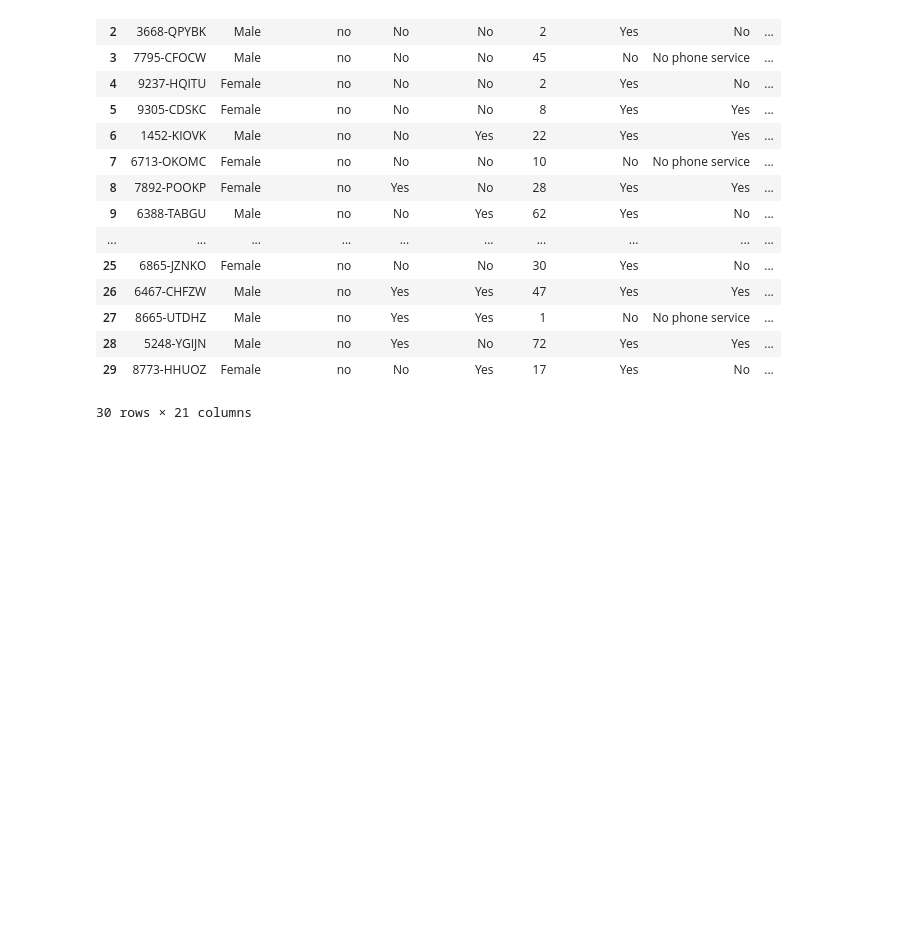
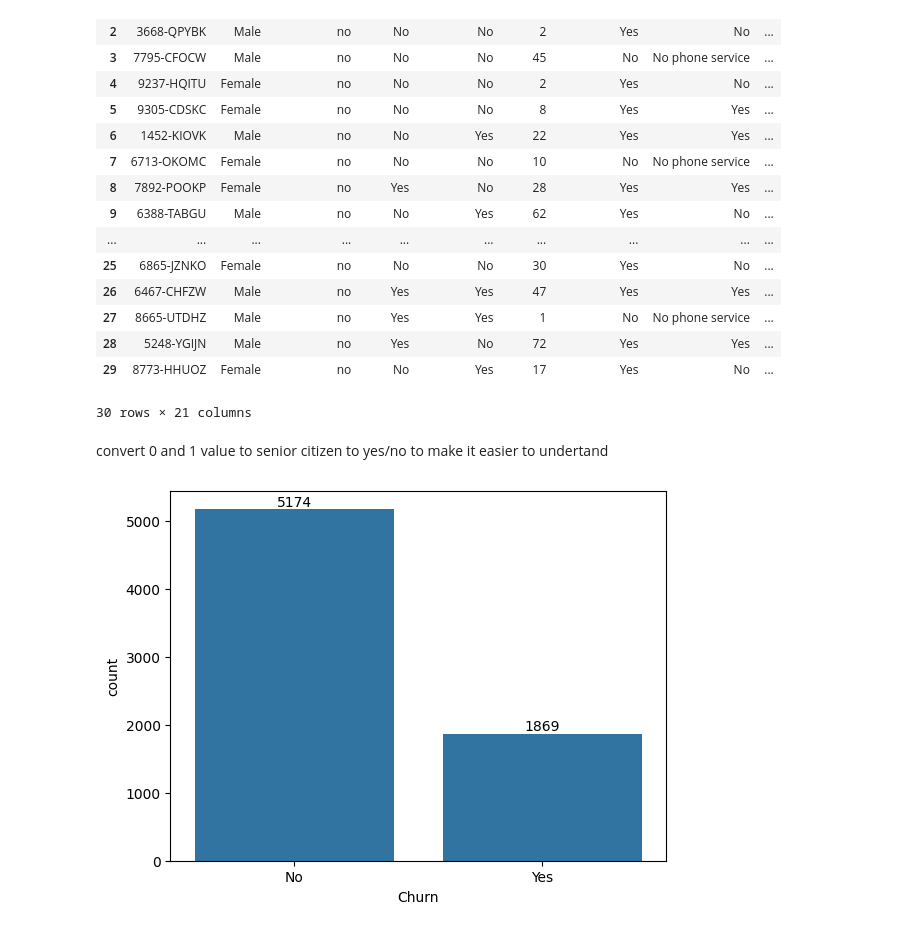
Before and after one commit to shikharyadav01/ExplorateDataAnalysisEDA, a Jupyter notebook: ExplorateDataAnalysis(EDA).ipynb, the cells around one changed output. Saved outputs shown, nothing was run; the diff lists cells and outputs as text; code cells hidden in the pictures; blank space fills up the shorter version.

Commit message:
senior citizen churn analysis

```diff
--- a/ExplorateDataAnalysis(EDA).ipynb
+++ b/ExplorateDataAnalysis(EDA).ipynb
@@ -72,3 +74,12 @@ df.head(30)
 | 28 | 5248-YGIJN | Male | no | Yes | No | 72 | Yes | Yes | ... |
 | 29 | 8773-HHUOZ | Female | no | No | Yes | 17 | Yes | No | ... |
 30 rows × 21 columns
+# %% [markdown]
+convert 0 and 1 value to senior citizen to yes/no to make it easier to undertand
+# %%
+ax = sns.countplot(x = 'Churn', data = df)
+
+ax.bar_label(ax.containers[0])
+plt.show()
+# %% [output]
+[figure, added]
```
Also changed, not shown: parts of 5 cells of this notebook.
